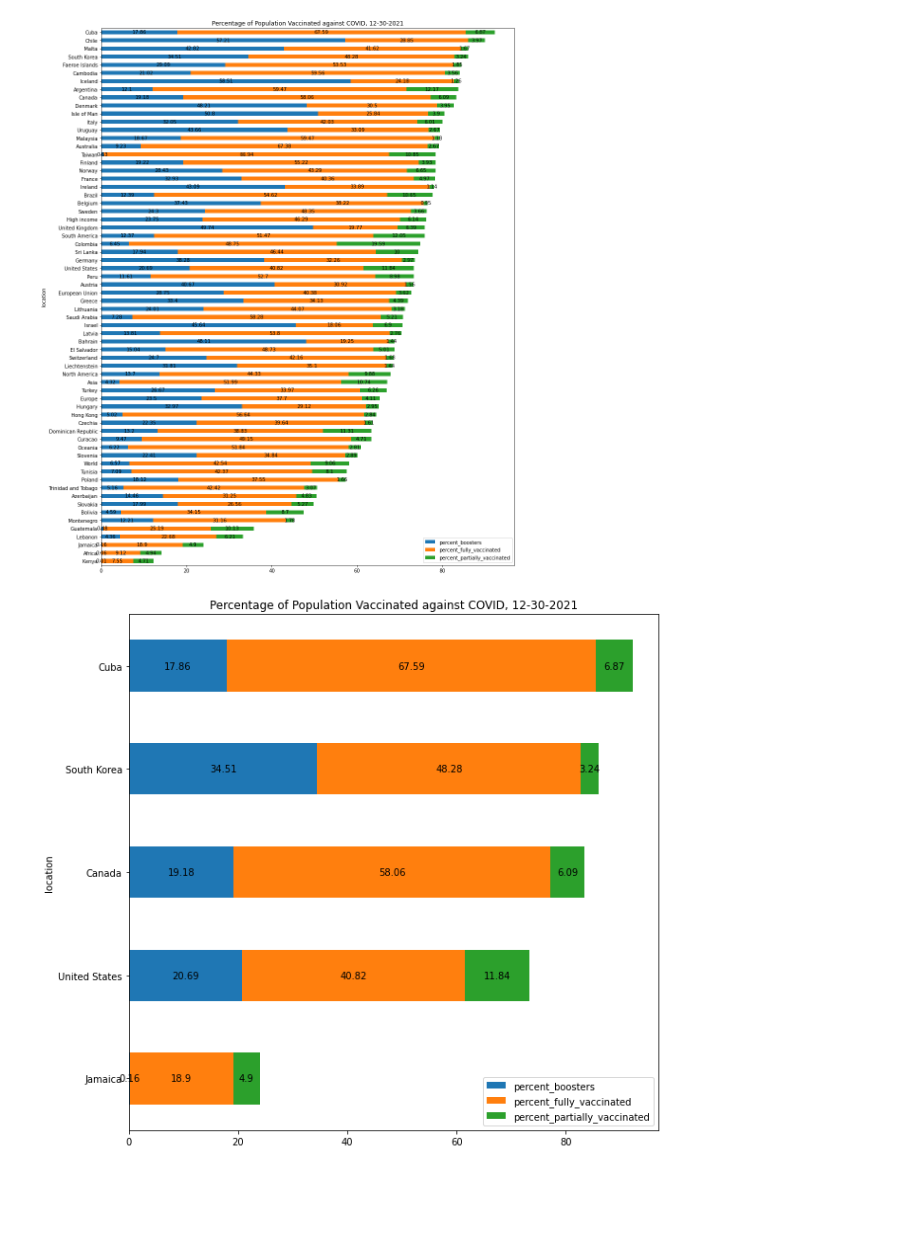
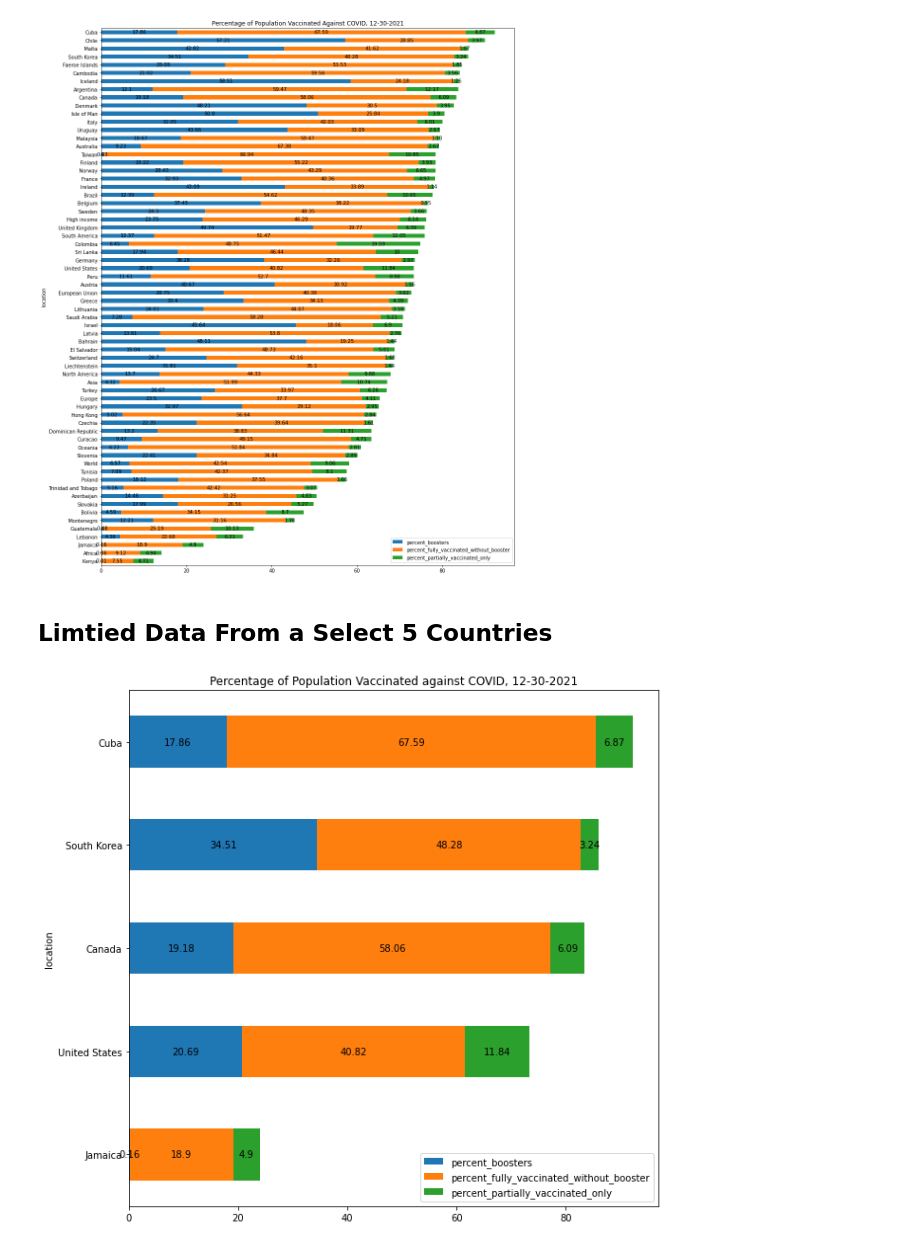
Before and after one commit to smv5467/covid-vaccine-analysis, a Jupyter notebook: Covid Vaccination Percentages.ipynb, the cells around one changed output. Saved outputs shown, nothing was run; the diff lists cells and outputs as text; code cells hidden in the pictures; blank space fills up the shorter version.

```diff
--- a/Covid Vaccination Percentages.ipynb
+++ b/Covid Vaccination Percentages.ipynb
@@ -26,11 +29,11 @@ vaccine_df = vaccine_df.dropna(subset=(
 vaccine_df = vaccine_df.set_index(keys='location')
 # %%
 vaccine_df['percent_boosters'] = vaccine_df['total_boosters_per_hundred']
-vaccine_df['percent_fully_vaccinated'] = (
+vaccine_df['percent_fully_vaccinated_without_booster'] = (
     vaccine_df['people_fully_vaccinated_per_hundred'] -
     vaccine_df['total_boosters_per_hundred']
 )
-vaccine_df['percent_partially_vaccinated'] = (
+vaccine_df['percent_partially_vaccinated_only'] = (
     vaccine_df['people_vaccinated_per_hundred'] -
     vaccine_df['people_fully_vaccinated_per_hundred']
 )
@@ -47,11 +50,13 @@ vaccine_df = vaccine_df.drop(
 vaccine_df = vaccine_df.drop('Upper middle income')
 vaccine_df = vaccine_df.drop('Lower middle income')
 # %%
-ax = vaccine_df.plot.barh(stacked=True, figsize=(15,20), title='Percentage of Population Vaccinated against COVID, 12-30-2021')
+ax = vaccine_df.plot.barh(stacked=True, figsize=(15,20), title='Percentage of Population Vaccinated Against COVID, 12-30-2021')
 for c in ax.containers:
     ax.bar_label(c, label_type='center')
 # %% [output]
-[figure, old version]
+[figure, new version]
+# %% [markdown]
+## Limtied Data From a Select 5 Countries
 # %%
 limited_countries = ['Cuba', 'South Korea', 'Canada', 'United States', 'Jamaica'][::-1]
 limited_vaccine_df = vaccine_df.loc[limited_countries]
@@ -60,4 +65,4 @@ ax = limited_vaccine_df.plot.barh(stacked=True, figsize=(10,10), title='Percenta
 for c in ax.containers:
     ax.bar_label(c, label_type='center')
 # %% [output]
-[figure, old version]
+[figure, new version]
```
Also changed, not shown: parts of 10 cells of this notebook.
